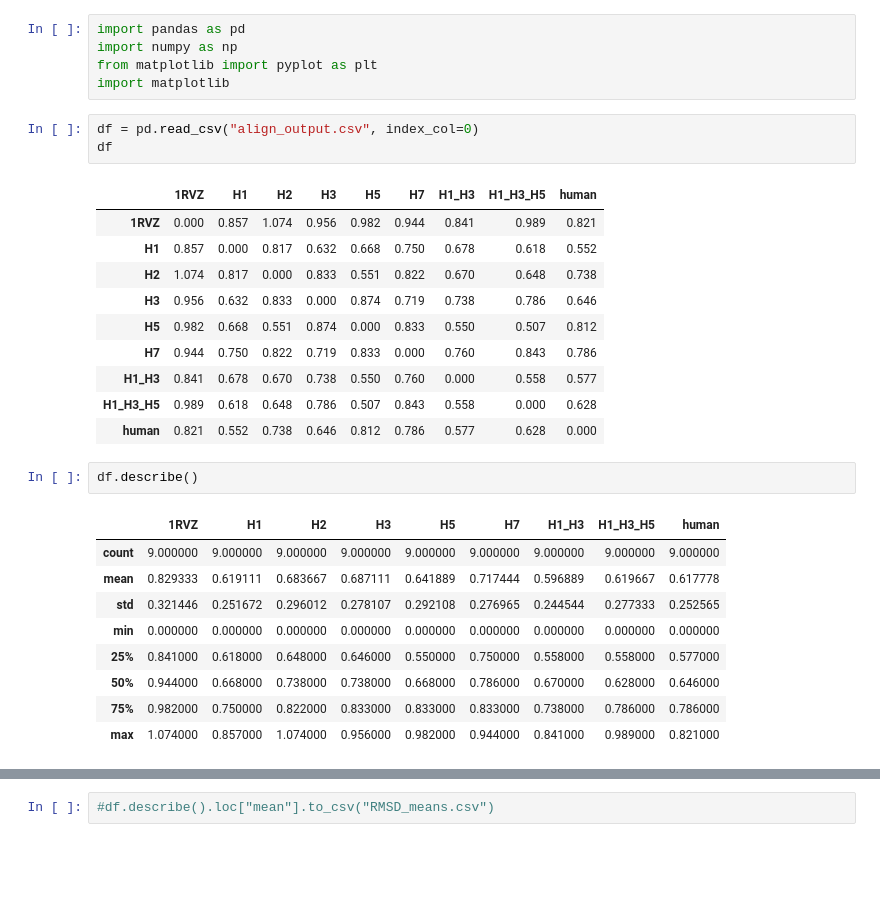
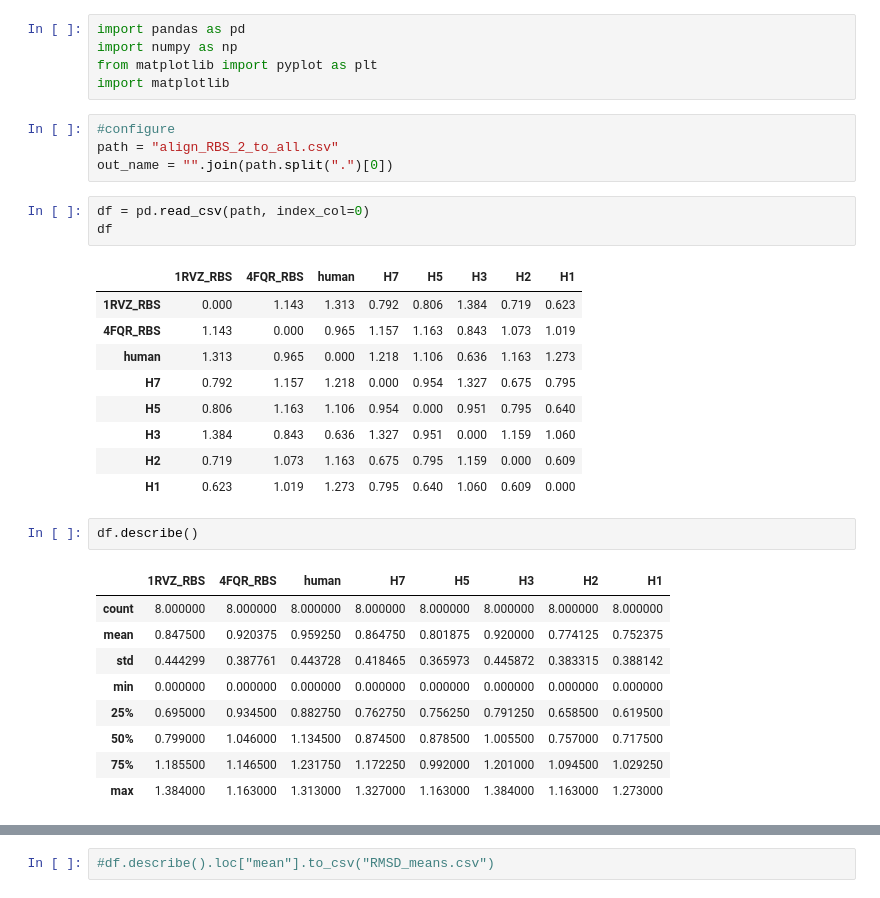
Before and after one commit to berkyalcinkaya/vaccine_design, a Jupyter notebook: create_alignment_heatmap.ipynb, the cells around one changed output, grey strips where cells are left out. Drawn from its saved outputs; the diff is of its cells as text; blank space fills up the shorter version.

```diff
--- a/create_alignment_heatmap.ipynb
+++ b/create_alignment_heatmap.ipynb
@@ -3,29 +3,32 @@ import pandas as pd
 import numpy as np
 from matplotlib import pyplot as plt
 import matplotlib
+# %%
+#configure
+path = "align_RBS_2_to_all.csv"
+out_name = "".join(path.split(".")[0])
 # %%
-df = pd.read_csv("align_output.csv", index_col=0)
+df = pd.read_csv(path, index_col=0)
 df
 # %% [output]
-|  | 1RVZ | H1 | H2 | H3 | H5 | H7 | H1_H3 | H1_H3_H5 | human |
-| 1RVZ | 0.000 | 0.857 | 1.074 | 0.956 | 0.982 | 0.944 | 0.841 | 0.989 | 0.821 |
-| H1 | 0.857 | 0.000 | 0.817 | 0.632 | 0.668 | 0.750 | 0.678 | 0.618 | 0.552 |
-| H2 | 1.074 | 0.817 | 0.000 | 0.833 | 0.551 | 0.822 | 0.670 | 0.648 | 0.738 |
-| H3 | 0.956 | 0.632 | 0.833 | 0.000 | 0.874 | 0.719 | 0.738 | 0.786 | 0.646 |
-| H5 | 0.982 | 0.668 | 0.551 | 0.874 | 0.000 | 0.833 | 0.550 | 0.507 | 0.812 |
-| H7 | 0.944 | 0.750 | 0.822 | 0.719 | 0.833 | 0.000 | 0.760 | 0.843 | 0.786 |
-| H1_H3 | 0.841 | 0.678 | 0.670 | 0.738 | 0.550 | 0.760 | 0.000 | 0.558 | 0.577 |
-| H1_H3_H5 | 0.989 | 0.618 | 0.648 | 0.786 | 0.507 | 0.843 | 0.558 | 0.000 | 0.628 |
-| human | 0.821 | 0.552 | 0.738 | 0.646 | 0.812 | 0.786 | 0.577 | 0.628 | 0.000 |
+|  | 1RVZ_RBS | 4FQR_RBS | human | H7 | H5 | H3 | H2 | H1 |
+| 1RVZ_RBS | 0.000 | 1.143 | 1.313 | 0.792 | 0.806 | 1.384 | 0.719 | 0.623 |
+| 4FQR_RBS | 1.143 | 0.000 | 0.965 | 1.157 | 1.163 | 0.843 | 1.073 | 1.019 |
+| human | 1.313 | 0.965 | 0.000 | 1.218 | 1.106 | 0.636 | 1.163 | 1.273 |
+| H7 | 0.792 | 1.157 | 1.218 | 0.000 | 0.954 | 1.327 | 0.675 | 0.795 |
+| H5 | 0.806 | 1.163 | 1.106 | 0.954 | 0.000 | 0.951 | 0.795 | 0.640 |
+| H3 | 1.384 | 0.843 | 0.636 | 1.327 | 0.951 | 0.000 | 1.159 | 1.060 |
+| H2 | 0.719 | 1.073 | 1.163 | 0.675 | 0.795 | 1.159 | 0.000 | 0.609 |
+| H1 | 0.623 | 1.019 | 1.273 | 0.795 | 0.640 | 1.060 | 0.609 | 0.000 |
 # %%
 df.describe()
 # %% [output]
-|  | 1RVZ | H1 | H2 | H3 | H5 | H7 | H1_H3 | H1_H3_H5 | human |
-| count | 9.000000 | 9.000000 | 9.000000 | 9.000000 | 9.000000 | 9.000000 | 9.000000 | 9.000000 | 9.000000 |
-| mean | 0.829333 | 0.619111 | 0.683667 | 0.687111 | 0.641889 | 0.717444 | 0.596889 | 0.619667 | 0.617778 |
-| std | 0.321446 | 0.251672 | 0.296012 | 0.278107 | 0.292108 | 0.276965 | 0.244544 | 0.277333 | 0.252565 |
-| min | 0.000000 | 0.000000 | 0.000000 | 0.000000 | 0.000000 | 0.000000 | 0.000000 | 0.000000 | 0.000000 |
-| 25% | 0.841000 | 0.618000 | 0.648000 | 0.646000 | 0.550000 | 0.750000 | 0.558000 | 0.558000 | 0.577000 |
-| 50% | 0.944000 | 0.668000 | 0.738000 | 0.738000 | 0.668000 | 0.786000 | 0.670000 | 0.628000 | 0.646000 |
-| 75% | 0.982000 | 0.750000 | 0.822000 | 0.833000 | 0.833000 | 0.833000 | 0.738000 | 0.786000 | 0.786000 |
-| max | 1.074000 | 0.857000 | 1.074000 | 0.956000 | 0.982000 | 0.944000 | 0.841000 | 0.989000 | 0.821000 |
+|  | 1RVZ_RBS | 4FQR_RBS | human | H7 | H5 | H3 | H2 | H1 |
+| count | 8.000000 | 8.000000 | 8.000000 | 8.000000 | 8.000000 | 8.000000 | 8.000000 | 8.000000 |
+| mean | 0.847500 | 0.920375 | 0.959250 | 0.864750 | 0.801875 | 0.920000 | 0.774125 | 0.752375 |
+| std | 0.444299 | 0.387761 | 0.443728 | 0.418465 | 0.365973 | 0.445872 | 0.383315 | 0.388142 |
+| min | 0.000000 | 0.000000 | 0.000000 | 0.000000 | 0.000000 | 0.000000 | 0.000000 | 0.000000 |
+| 25% | 0.695000 | 0.934500 | 0.882750 | 0.762750 | 0.756250 | 0.791250 | 0.658500 | 0.619500 |
+| 50% | 0.799000 | 1.046000 | 1.134500 | 0.874500 | 0.878500 | 1.005500 | 0.757000 | 0.717500 |
+| 75% | 1.185500 | 1.146500 | 1.231750 | 1.172250 | 0.992000 | 1.201000 | 1.094500 | 1.029250 |
+| max | 1.384000 | 1.163000 | 1.313000 | 1.327000 | 1.163000 | 1.384000 | 1.163000 | 1.273000 |
```
Also changed, not shown: parts of 7 cells of this notebook, 10 other files.
